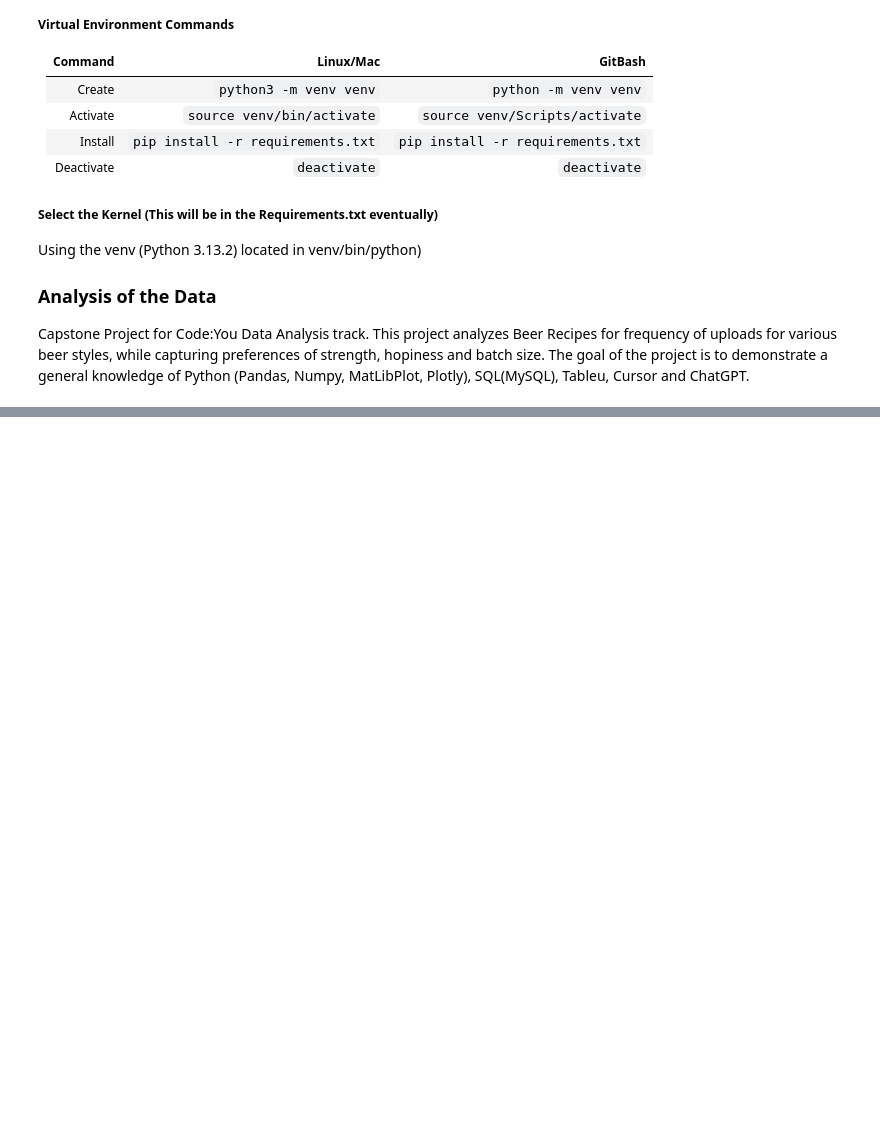
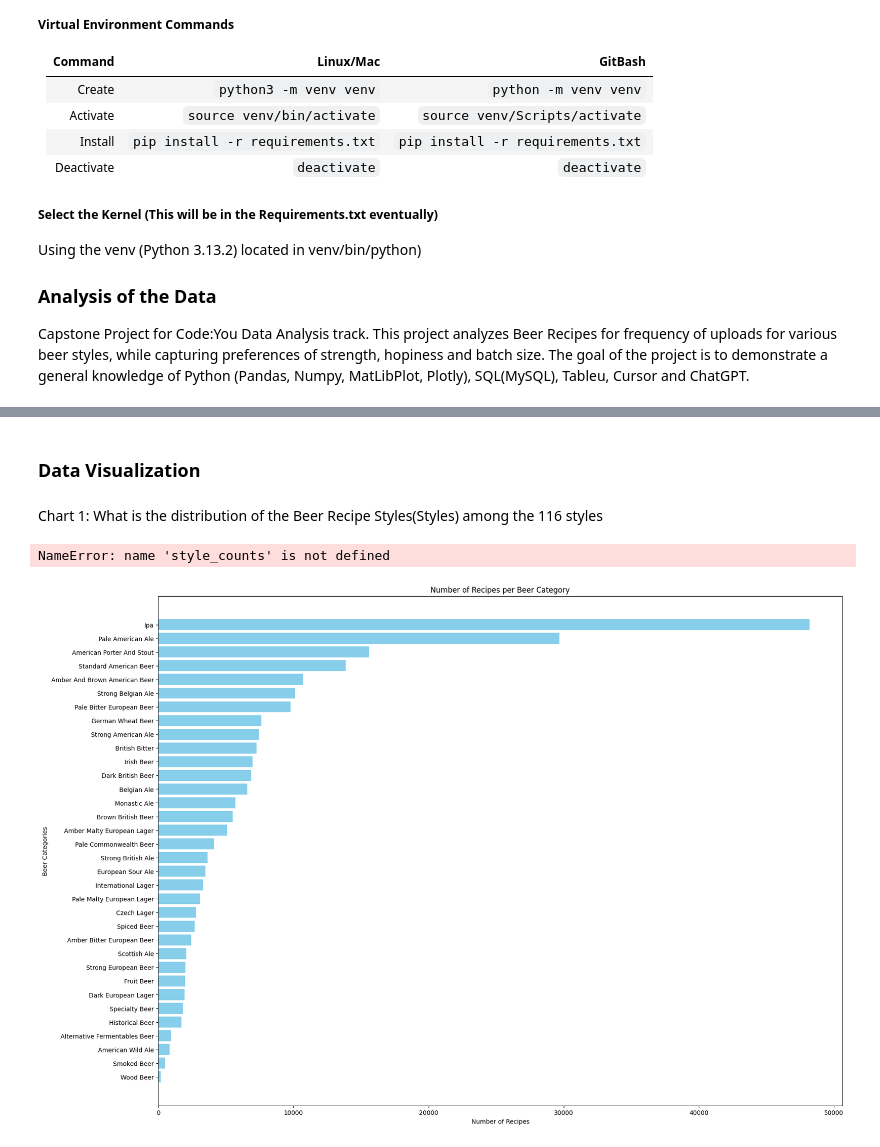
Before and after one commit to Redsoxin7/beer_recipes, a Jupyter notebook: Beer_Recipe_Analysis.ipynb, the cells around one changed output, grey strips where cells are left out. Saved outputs shown, nothing was run; the diff lists cells and outputs as text; code cells hidden in the pictures; blank space fills up the shorter version.

```diff
--- a/Beer_Recipe_Analysis.ipynb
+++ b/Beer_Recipe_Analysis.ipynb
@@ -60,0 +87,51 @@ bjcp_style.to_excel('bjcp_style.xlsx', index=False)
+# %% [markdown]
+### **Data Visualization**
+# %% [markdown]
+Chart 1: What is the distribution of the Beer Recipe Styles(Styles) among
+the 116 styles
+# %%
+style_counts = style_counts[:35]
+import matplotlib.pyplot as plt
+
+# Group by 'Style' and count the number of occurrences
+style_counts = beer_recipes['Style'].value_counts()
+
+# Sort the data in descending order
+style_counts = style_counts.sort_values(ascending=True)
+
+# Group the first 35 styles and the rest into "Other Style"
+top_styles = style_counts[:35]
+# other_styles = pd.Series([style_counts[35:].sum()], index=['Other Style'])
+# style_counts = pd.concat([top_styles, other_styles])
+
+# Plot the bar chart horizontally
+fig, ax = plt.subplots(figsize=(20, 15))
+bars = ax.barh(style_counts.index, style_counts.values, color='skyblue')
+
+# Highlight the top 2 bars
+bars[0].set_color('gold')
+bars[1].set_color('silver')
+
+plt.xlabel('Number of Recipes')
+plt.ylabel('Beer Styles')
+plt.title('Number of Recipes per Beer Style')
+plt.show()
+# %% [output]
+NameError: name 'style_counts' is not defined
+# %%
+# Group by 'Category' and count the number of occurrences
+category_counts = beer_recipes['Category'].value_counts()
+
+# Sort the data in descending order
+category_counts = category_counts.sort_values(ascending=True)
+
+# Plot the bar chart horizontally
+fig, ax = plt.subplots(figsize=(20, 15))
+bars = ax.barh(category_counts.index, category_counts.values, color='skyblue')
+
+plt.xlabel('Number of Recipes')
+plt.ylabel('Beer Categories')
+plt.title('Number of Recipes per Beer Category')
+plt.show()
+# %% [output]
+[figure, added]
```
Also changed, not shown: parts of 14 cells of this notebook, 4 other files.
